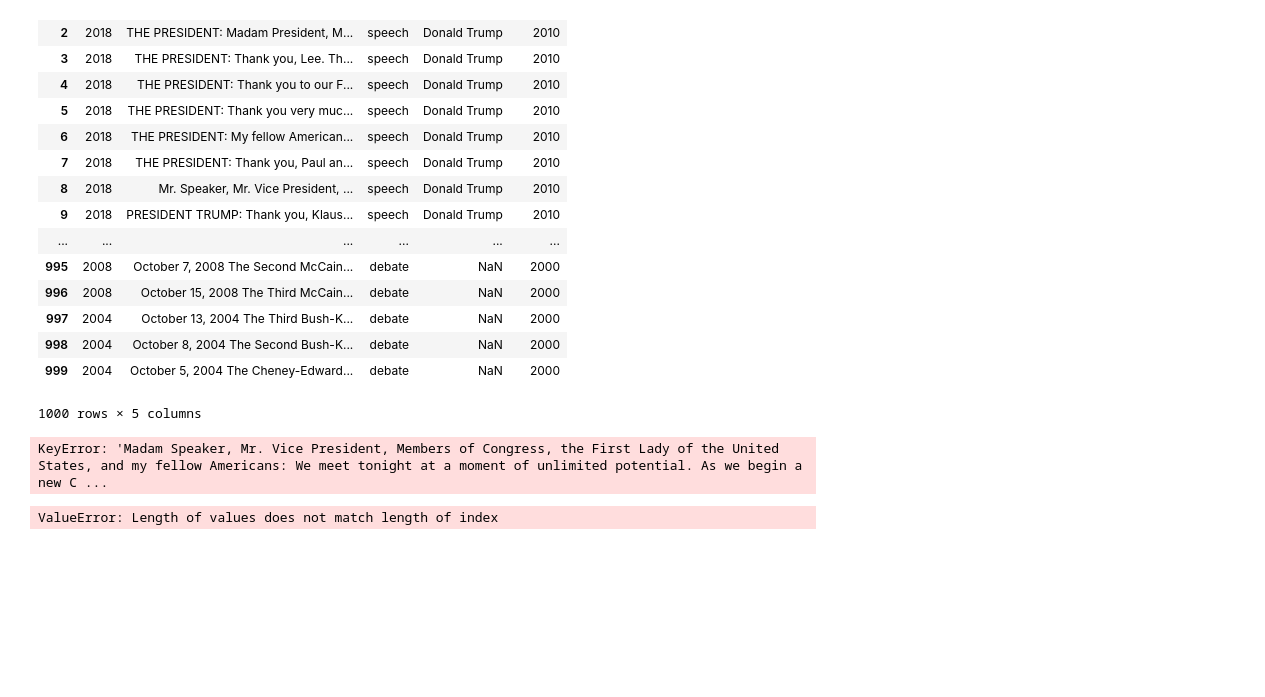
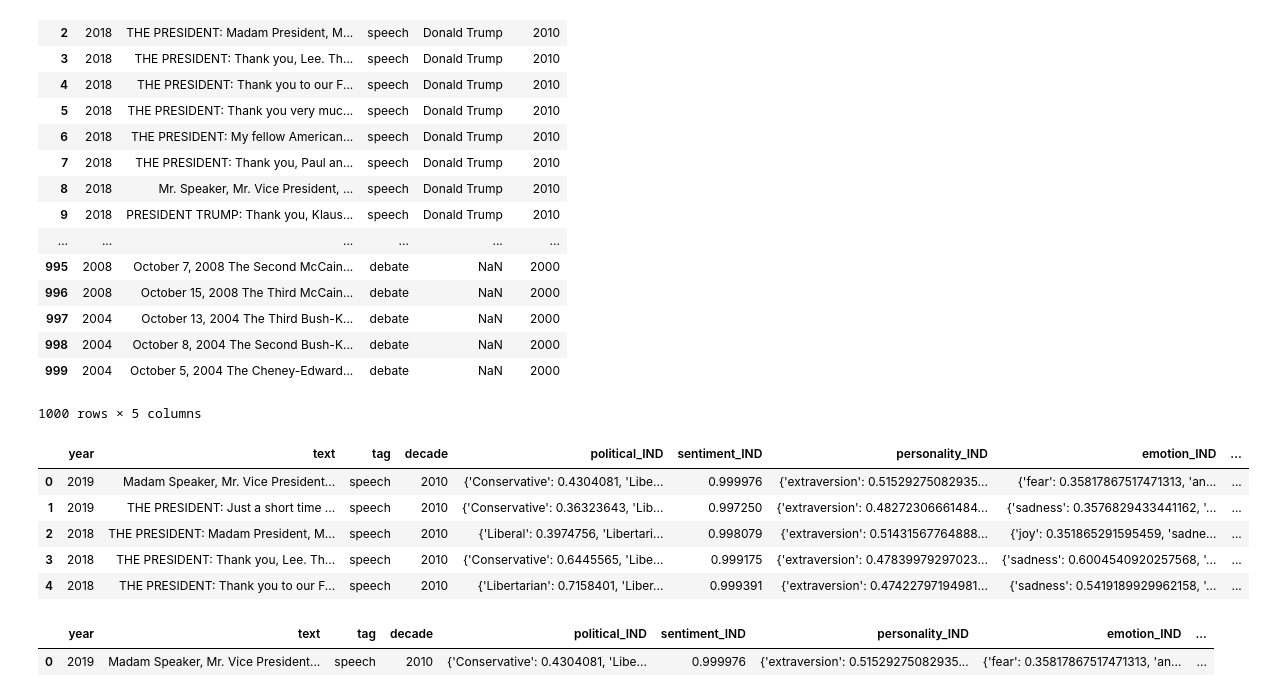
Before and after one commit to Barbara-Gordon/Final_Project, a Jupyter notebook: Erin/Untitled.ipynb, the cells around one changed output. Saved outputs shown, nothing was run; the diff lists cells and outputs as text; code cells hidden in the pictures; blank space fills up the shorter version.

```diff
--- a/Erin/Untitled.ipynb
+++ b/Erin/Untitled.ipynb
@@ -1,6 +1,6 @@
 # %%
 import indicoio
-indicoio.config.api_key  = "768a96c2b10910b763e7c2048499d95a"
+indicoio.config.api_key  = "b4512f0b7e37fbf0c4b9ace04465963d"
 from datetime import datetime
 import pymongo
 
@@ -10,11 +10,11 @@ speechDB = client.speech_db
 debateCOL = speechDB.presidential_debates
 presidential_speech = speechDB.presidential_speech
 import tokenization as token
-
+clean = speechDB.clean
 
 import pandas as pd
 import nltk
-df = pd.read_csv('all.csv', index_col = 0)
+#f = pd.read_csv('all.csv', index_col = 0)
 # %%
 obama = " Here are the results of your efforts:  The lowest unemployment rate in over five years.  A rebounding housing market.  A manufacturing sector that’s adding jobs for the first time since the 1990s.  More oil produced at home than we buy from the rest of the world – the first time that’s happened in nearly twenty years.  Our deficits – cut by more than half.  And for the first time in over a decade, business leaders around the world have declared that China is no longer the world’s number one place to invest; America is."
 bush = "In the long run, Americans can be confident about our economic growth. But in the short run, we can all see that that growth is slowing. So last week, my administration reached agreement with Speaker Pelosi and Republican Leader Boehner on a robust growth package that includes tax relief for individuals and families and incentives for business investment. The temptation will be to load up the bill. That would delay it or derail it, and neither option is acceptable. This is a good agreement that will keep our economy growing and our people working, and this Congress must pass it as soon as possible."
@@ -466,36 +466,25 @@ organizations_IND = []
 
 
 for x in df2['text']:
-    t = df2['text'][x]
+    t = x
 
     political_IND.append(indicoio.political(t))
-    sentiment_IND.append(indicoio.sentiment_hq(t))
+    sentiment_IND.append(indicoio.sentiment(t))
     personality_IND.append(indicoio.personality(t))
     emotion_IND.append(indicoio.emotion(t))
     personas_IND.append(indicoio.personas(t))
-
-    people = indicoio.people(t)
-    places = indicoio.places(t)
-    things = indicoio.organizations(t)
-
-    for p in range(len(people)):
-        people_IND.append(people[p]['text'])
-
-    for p in range(len(places)):
-        places_IND.append(places[p]['text'])
-
-    for t in range(len(things)):
-        organizations_IND.append(things[t]['text'])
-# %% [output]
-KeyError: 'Madam Speaker, Mr. Vice President, Members of Congress, the First Lady of the United States, and my fellow Americans: We meet tonight at a moment of unlimited potential. As we begin a new C ...
 # %%
 df2['political_IND'] = political_IND
 df2['sentiment_IND'] = sentiment_IND
 df2['personality_IND'] = personality_IND
 df2['emotion_IND'] = emotion_IND
 df2['personas_IND'] = personas_IND
-df2['people_IND'] = people_IND
-df2['places_IND'] = places_IND
-df2['organizations_IND'] = organizations_IND
-# %% [output]
-ValueError: Length of values does not match length of index
+# %%
+df2.head()
+# %% [output]
+|  | year | text | tag | decade | political_IND | sentiment_IND | personality_IND | emotion_IND | ... |
+| 0 | 2019 | Madam Speaker, Mr. Vice President... | speech | 2010 | {'Conservative': 0.4304081, 'Libe... | 0.999976 | {'extraversion': 0.51529275082935... | {'fear': 0.35817867517471313, 'an... | ... |
+| 1 | 2019 | THE PRESIDENT: Just a short time ... | speech | 2010 | {'Conservative': 0.36323643, 'Lib... | 0.997250 | {'extraversion': 0.48272306661484... | {'sadness': 0.3576829433441162, '... | ... |
+| 2 | 2018 | THE PRESIDENT: Madam President, M... | speech | 2010 | {'Liberal': 0.3974756, 'Libertari... | 0.998079 | {'extraversion': 0.51431567764888... | {'joy': 0.351865291595459, 'sadne... | ... |
+| 3 | 2018 | THE PRESIDENT: Thank you, Lee. Th... | speech | 2010 | {'Conservative': 0.6445565, 'Libe... | 0.999175 | {'extraversion': 0.47839979297023... | {'sadness': 0.6004540920257568, '... | ... |
+| 4 | 2018 | THE PRESIDENT: Thank you to our F... | speech | 2010 | {'Libertarian': 0.7158401, 'Liber... | 0.999391 | {'extraversion': 0.47422797194981... | {'sadness': 0.5419189929962158, '... | ... |
@@ -501,0 +502,5 @@ ValueError: Length of values does not match length of index
+# %%
+df2.head(1)
+# %% [output]
+|  | year | text | tag | decade | political_IND | sentiment_IND | personality_IND | emotion_IND | ... |
+| 0 | 2019 | Madam Speaker, Mr. Vice President... | speech | 2010 | {'Conservative': 0.4304081, 'Libe... | 0.999976 | {'extraversion': 0.51529275082935... | {'fear': 0.35817867517471313, 'an... | ... |
```
Also changed, not shown: parts of 4 cells of this notebook, 1 other file.
